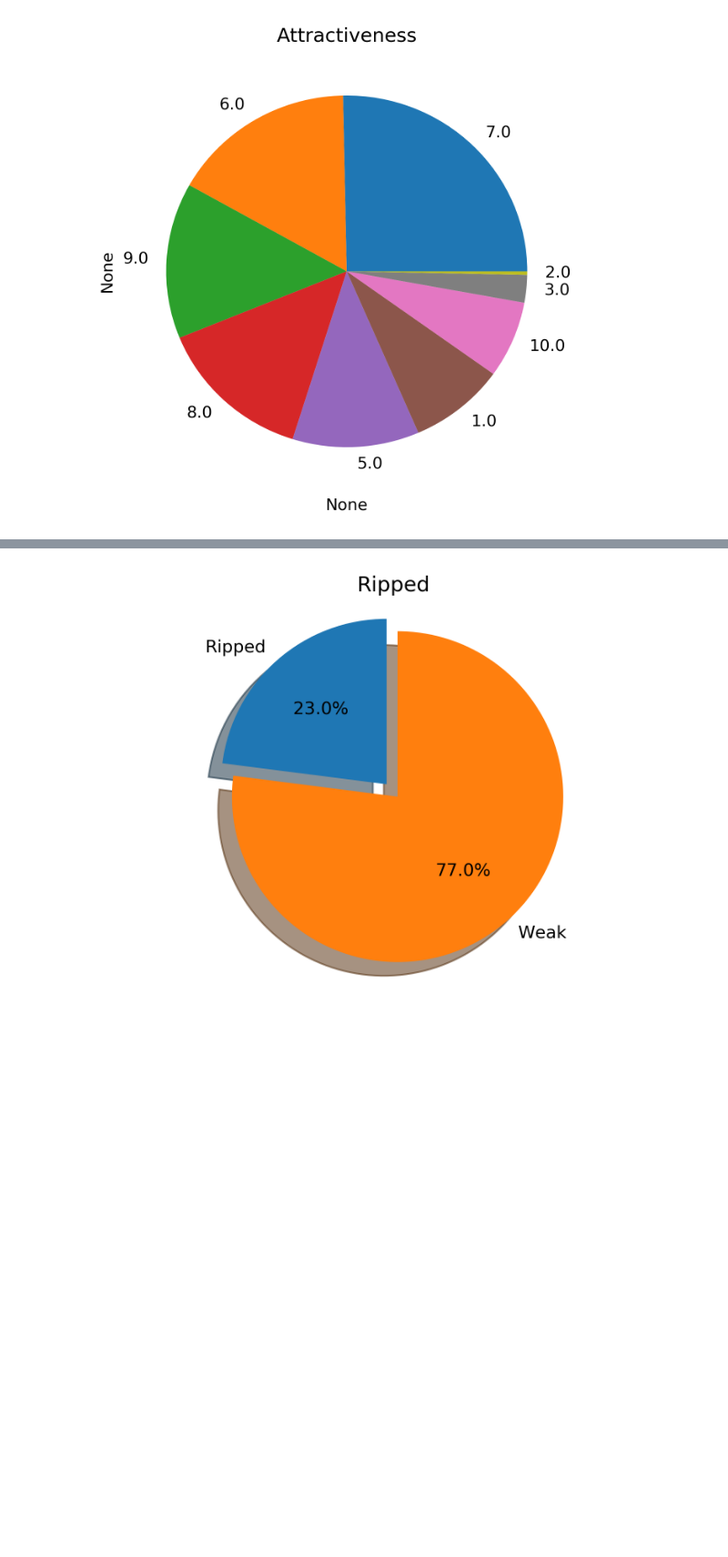
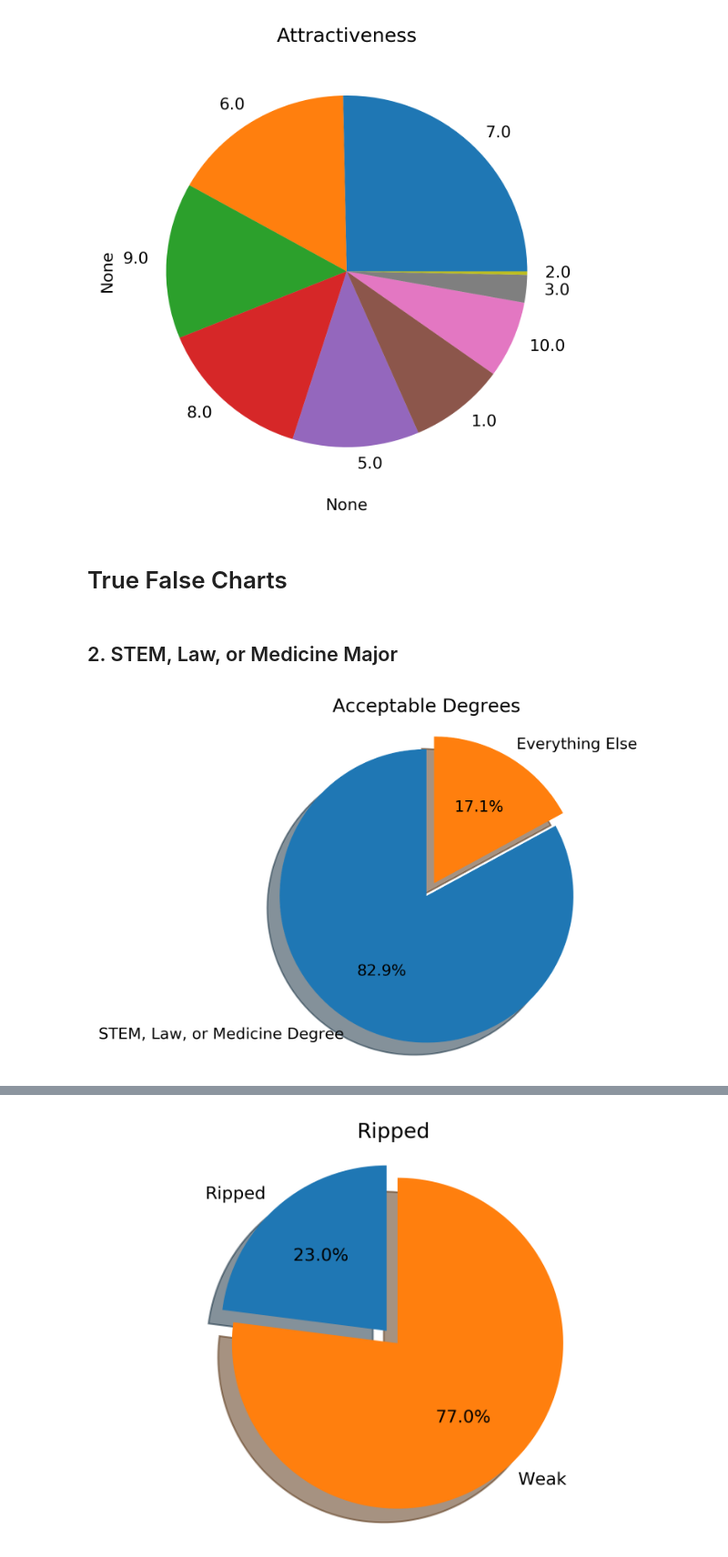
Before and after one commit to simonfong6/ECE-143-Team-6, a Jupyter notebook: Data-analysis.ipynb, the cells around one changed output, grey strips where cells are left out. Shown at 91% size. Drawn from its saved outputs; the diff is of its cells as text; code cells hidden in the pictures; blank space fills up the shorter version.

Commit message:
Added more true false graphs

```diff
--- a/Data-analysis.ipynb
+++ b/Data-analysis.ipynb
@@ -234,3 +234,16 @@ counts.plot.pie(y='attractiveness', figsize=(5, 5))
 pt.graph_labels('Attractiveness')
 # %% [output]
 [figure]
+# %% [markdown]
+# True False Charts
+# %% [markdown]
+## 2. STEM, Law, or Medicine Major
+# %%
+pt.pie_chart(
+    percentages=averages,
+    column_name='degree_acceptable',
+    yes_label='STEM, Law, or Medicine Degree',
+    no_label='Everything Else',
+    title='Acceptable Degrees')
+# %% [output]
+[figure, added]
```
Also changed, not shown: parts of 17 cells of this notebook.
